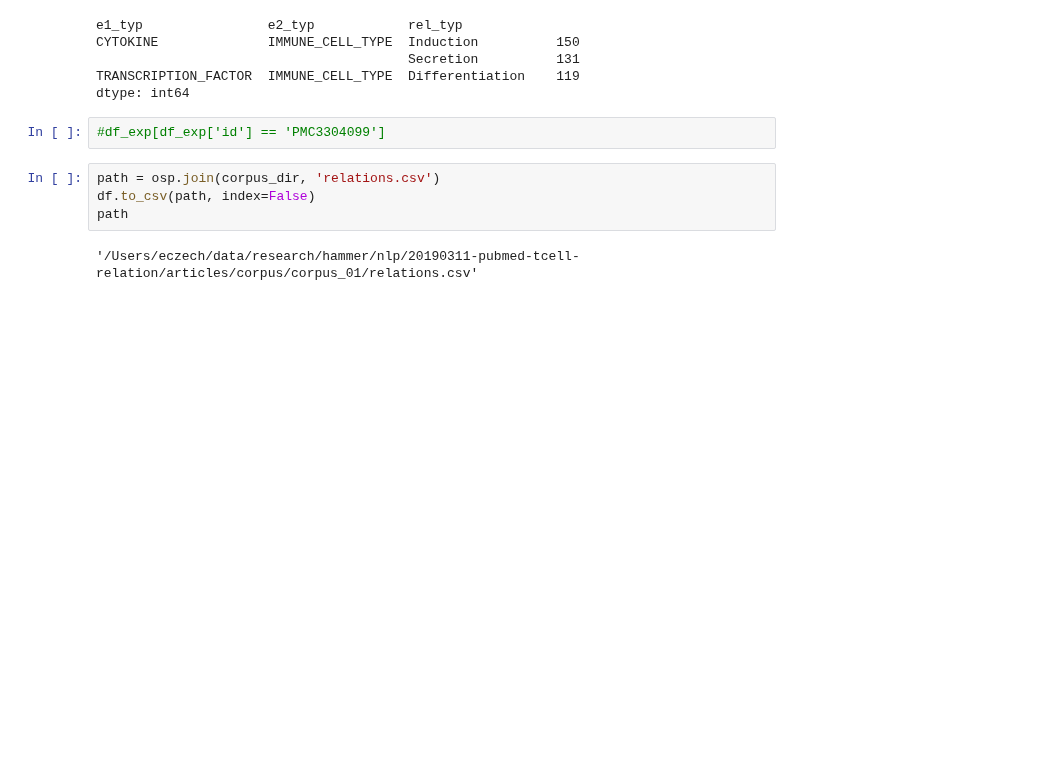
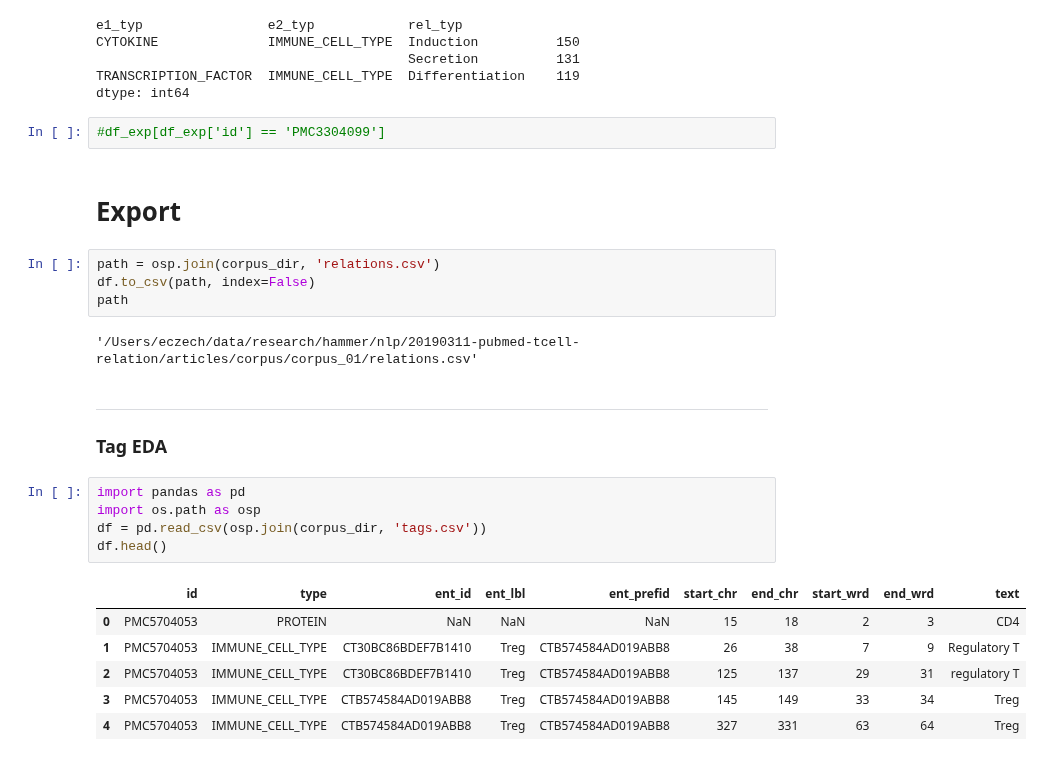
Before and after one commit to hammerlab/t-cell-relation-extraction, a Jupyter notebook: pm_subtype_protein_relations/03-tagger.ipynb, the cells around one changed output. Saved outputs shown, nothing was run; the diff lists cells and outputs as text; blank space fills up the shorter version.

```diff
--- a/pm_subtype_protein_relations/03-tagger.ipynb
+++ b/pm_subtype_protein_relations/03-tagger.ipynb
@@ -313,9 +308,27 @@ TRANSCRIPTION_FACTOR  IMMUNE_CELL_TYPE  Differentiation    119
 dtype: int64
 # %%
 #df_exp[df_exp['id'] == 'PMC3304099']
+# %% [markdown]
+# Export
 # %%
 path = osp.join(corpus_dir, 'relations.csv')
 df.to_csv(path, index=False)
 path
 # %% [output]
 '/Users/eczech/data/research/hammer/nlp/20190311-pubmed-tcell-relation/articles/corpus/corpus_01/relations.csv'
+# %% [markdown]
+<hr>
+
+### Tag EDA
+# %%
+import pandas as pd
+import os.path as osp
+df = pd.read_csv(osp.join(corpus_dir, 'tags.csv'))
+df.head()
+# %% [output]
+|  | id | type | ent_id | ent_lbl | ent_prefid | start_chr | end_chr | start_wrd | end_wrd | text |
+| 0 | PMC5704053 | PROTEIN | NaN | NaN | NaN | 15 | 18 | 2 | 3 | CD4 |
+| 1 | PMC5704053 | IMMUNE_CELL_TYPE | CT30BC86BDEF7B1410 | Treg | CTB574584AD019ABB8 | 26 | 38 | 7 | 9 | Regulatory T |
+| 2 | PMC5704053 | IMMUNE_CELL_TYPE | CT30BC86BDEF7B1410 | Treg | CTB574584AD019ABB8 | 125 | 137 | 29 | 31 | regulatory T |
+| 3 | PMC5704053 | IMMUNE_CELL_TYPE | CTB574584AD019ABB8 | Treg | CTB574584AD019ABB8 | 145 | 149 | 33 | 34 | Treg |
+| 4 | PMC5704053 | IMMUNE_CELL_TYPE | CTB574584AD019ABB8 | Treg | CTB574584AD019ABB8 | 327 | 331 | 63 | 64 | Treg |
```
Also changed, not shown: parts of 4 cells of this notebook, 7 other files.
